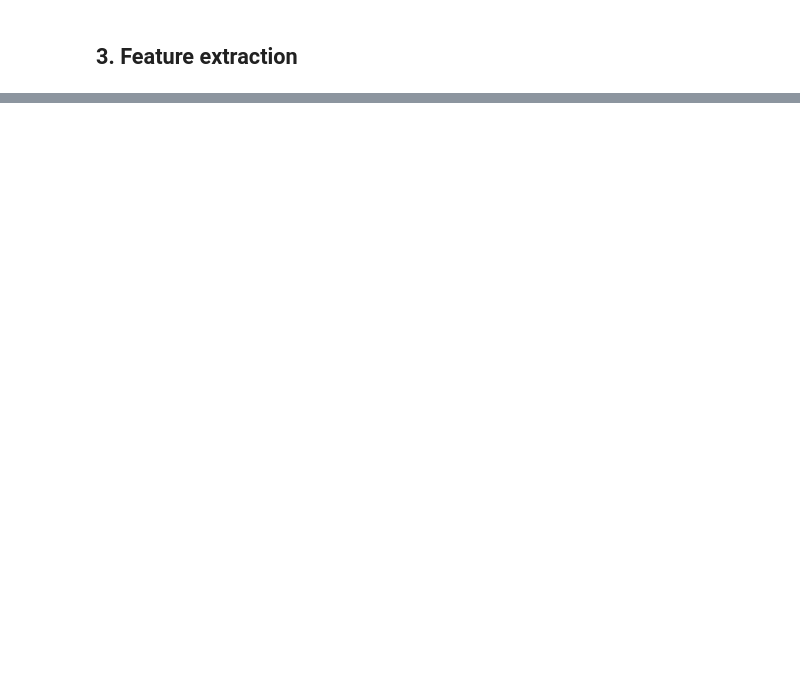
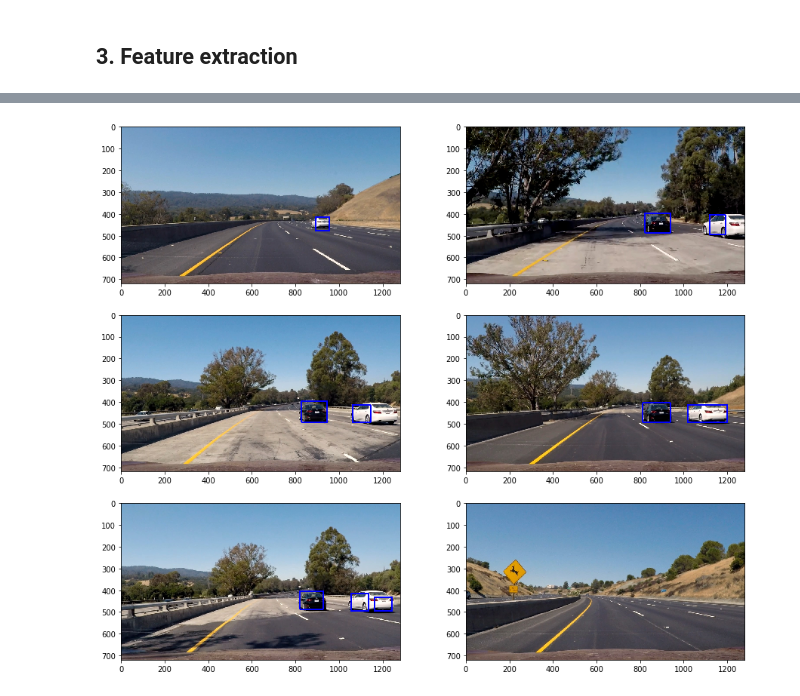
Before and after one commit to prasad-pillai/vehicle-detection, a Jupyter notebook: vehicle_tracking.ipynb, the cells around one changed output, grey strips where cells are left out. Cells and saved outputs as stored; diff of their text form; code cells hidden in the pictures; blank space fills up the shorter version.

```diff
--- a/vehicle_tracking.ipynb
+++ b/vehicle_tracking.ipynb
@@ -146,4 +165,5 @@ def fit_model(positives, negatives, svc, scalar):
 # %%
-svc, scaler, fittingTime, accuracy = fit_model(cars, noncars, LinearSVC(), StandardScaler())
+svc, scaler, fittingTime, accuracy = fit_model(positive_features, negative_features,
+                                               LinearSVC(), StandardScaler())
 print('Fitting time: {} s, Accuracy: {}'.format(fittingTime, accuracy))
 # %% [output]
@@ -151,0 +312,50 @@ print('Fitting time: {} s, Accuracy: {}'.format(fittingTime, accuracy))
+# %%
+# Heat map and threshold functions from Udacity's course
+
+def add_heat(heatmap, bbox_list):
+    # Iterate through list of bboxes
+    for box in bbox_list:
+        # Add += 1 for all pixels inside each bbox
+        # Assuming each "box" takes the form ((x1, y1), (x2, y2))
+        heatmap[box[0][1]:box[1][1], box[0][0]:box[1][0]] += 1
+
+    # Return updated heatmap
+    return heatmap
+
+def apply_threshold(heatmap, threshold):
+    # Zero out pixels below the threshold
+    heatmap[heatmap <= threshold] = 0
+    # Return thresholded map
+    return heatmap
+
+def draw_labeled_bboxes(img, labels):
+    # Iterate through all detected cars
+    for car_number in range(1, labels[1]+1):
+        # Find pixels with each car_number label value
+        nonzero = (labels[0] == car_number).nonzero()
+        # Identify x and y values of those pixels
+        nonzeroy = np.array(nonzero[0])
+        nonzerox = np.array(nonzero[1])
+        # Define a bounding box based on min/max x and y
+        bbox = ((np.min(nonzerox), np.min(nonzeroy)), (np.max(nonzerox), np.max(nonzeroy)))
+        # Draw the box on the image
+        cv2.rectangle(img, bbox[0], bbox[1], (0,0,255), 6)
+    # Return the image
+    return img
+
+from scipy.ndimage.measurements import label
+
+def drawCarsWithLabels(img, boxes, threshHold = 4):
+    """
+    Draw the car boxes `boxes` on the image `img` using a heatmap with threshold `threshHold`.
+    """
+    heatmap = add_heat(np.zeros(img.shape), boxes)
+    heatmap = apply_threshold(heatmap, threshHold)
+    labels = label(heatmap)
+
+    return draw_labeled_bboxes(np.copy(img), labels)
+
+boxed_on_test = list(map(lambda img: drawCarsWithLabels(img, findCarWindows(img, svc, scaler)), test_images))
+
+showImages(boxed_on_test)
+# %% [output]
@@ -151,0 +364 @@ print('Fitting time: {} s, Accuracy: {}'.format(fittingTime, accuracy))
+[figure, added]
```
Also changed, not shown: parts of 17 cells of this notebook.
